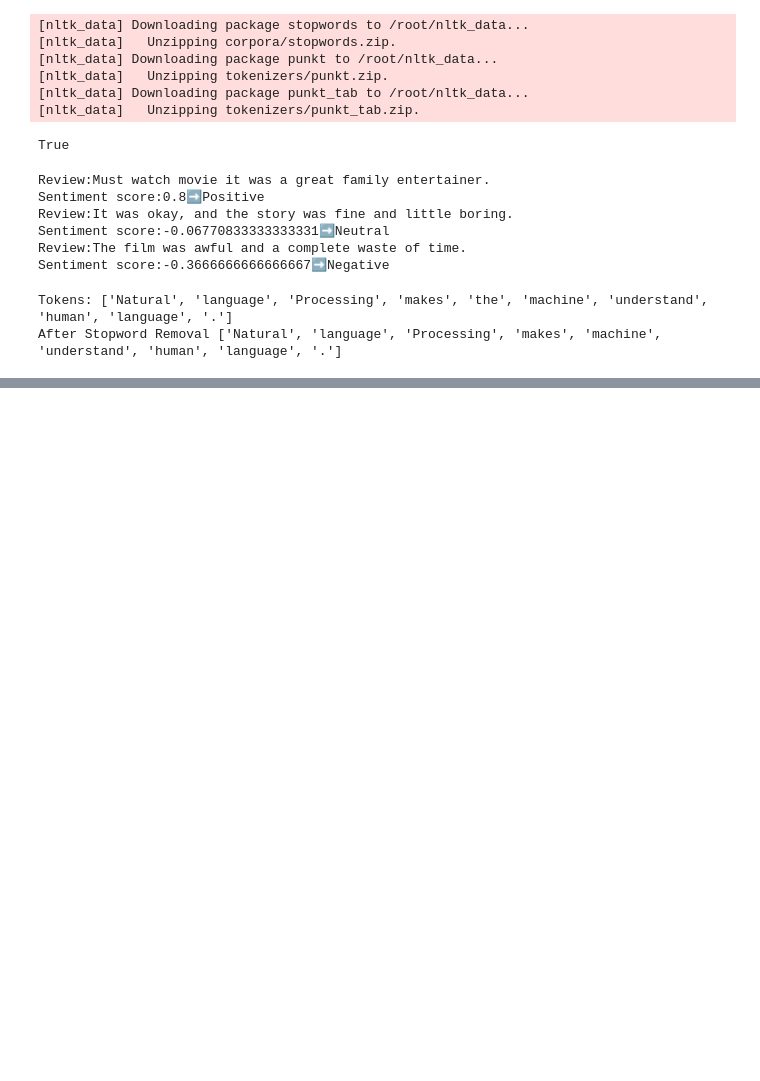
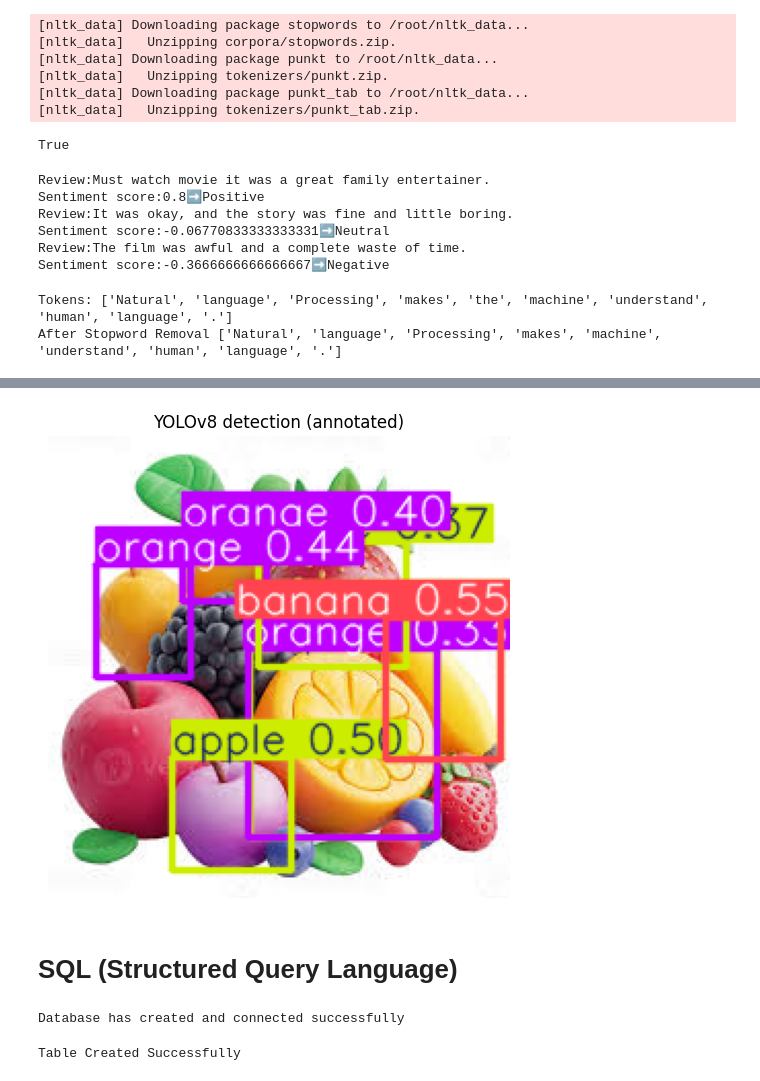
Before and after one commit to pedd1-Srividya/DS-AI-ML-And-Web-Devolopment-Practice, a Jupyter notebook: AI.ipynb, the cells around one changed output, grey strips where cells are left out. Drawn from its saved outputs; the diff is of its cells as text; code cells hidden in the pictures; blank space fills up the shorter version.

```diff
--- a/AI.ipynb
+++ b/AI.ipynb
@@ -335,0 +399,9 @@ After Stopword Removal ['Natural', 'language', 'Processing', 'makes', 'machine',
+# %%
+# @title Step 2: Upload the image
+uploaded=files.upload()
+if uploaded:
+  img_path=next(iter(uploaded))
+  print('Uploaded',img_path)
+else:
+  img_path='example.jpg'
+  print('Downloaded sample image to',img_path)
@@ -335,0 +412,9 @@ After Stopword Removal ['Natural', 'language', 'Processing', 'makes', 'machine',
+# %%
+# @title Step 3: Load the YOLOv8 model and run inference
+# Load the small pre-trained YOLOv8 model
+# The first time this runs it will download the model weights automatically
+model=YOLO('yolov8n.pt') # load YOLOv8-nano pre-trained on weights downloaded
+# Run inference on the image path
+results=model(img_path)
+# Print a short summary of visibility
+print('Completed inference. Number of result images',results)
@@ -335,0 +439,15 @@ After Stopword Removal ['Natural', 'language', 'Processing', 'makes', 'machine',
+# %%
+# @title Step 4: Display the visual output
+# result[0].plot() returns a numpy array with drawn boxes; we will display it with matplotlib
+res0=results[0].cpu() # move tensors to cpu to allow numpy conversion and plot it
+annotated=res0.plot()
+# The plot() output on RGB
+plt.figure(figsize=(10,6))
+plt.imshow(cv2.cvtColor(annotated,cv2.COLOR_BGR2RGB))
+plt.axis('off')
+plt.title('YOLOv8 detection (annotated)')
+plt.show()
+# %% [output]
+[figure, added]
+# %% [markdown]
+# SQL (Structured Query Language)
@@ -335,0 +468,25 @@ After Stopword Removal ['Natural', 'language', 'Processing', 'makes', 'machine',
+# %%
+# @title Step 1: SQLite library connects to a database
+import sqlite3
+# Create a connection to a new or existing database file
+# If the file does not exist , it will be created automatically
+conn=sqlite3.connect('school.db')
+# Create a cursor object to execute SQL commands
+cursor=conn.cursor()
+print('Database has created and connected successfully')
+# %% [output]
+Database has created and connected successfully
+# %%
+# @title Step 2: Create the table
+cursor.execute(
+'''
+create table Students(
+  ID int,
+  Name varchar(50),
+  Marks int
+)
+'''
+)
+print('Table Created Successfully')
+# %% [output]
+Table Created Successfully
```
Also changed, not shown: parts of 8 cells of this notebook.
